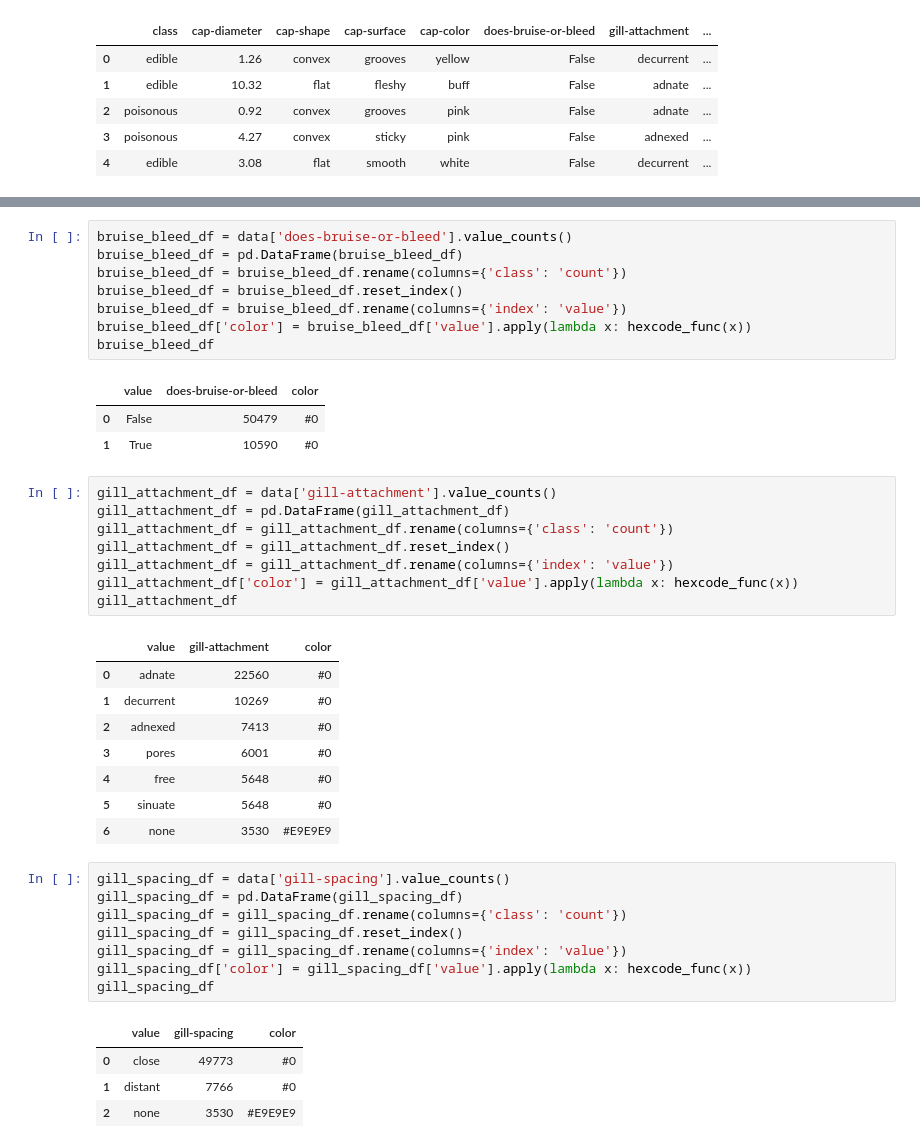
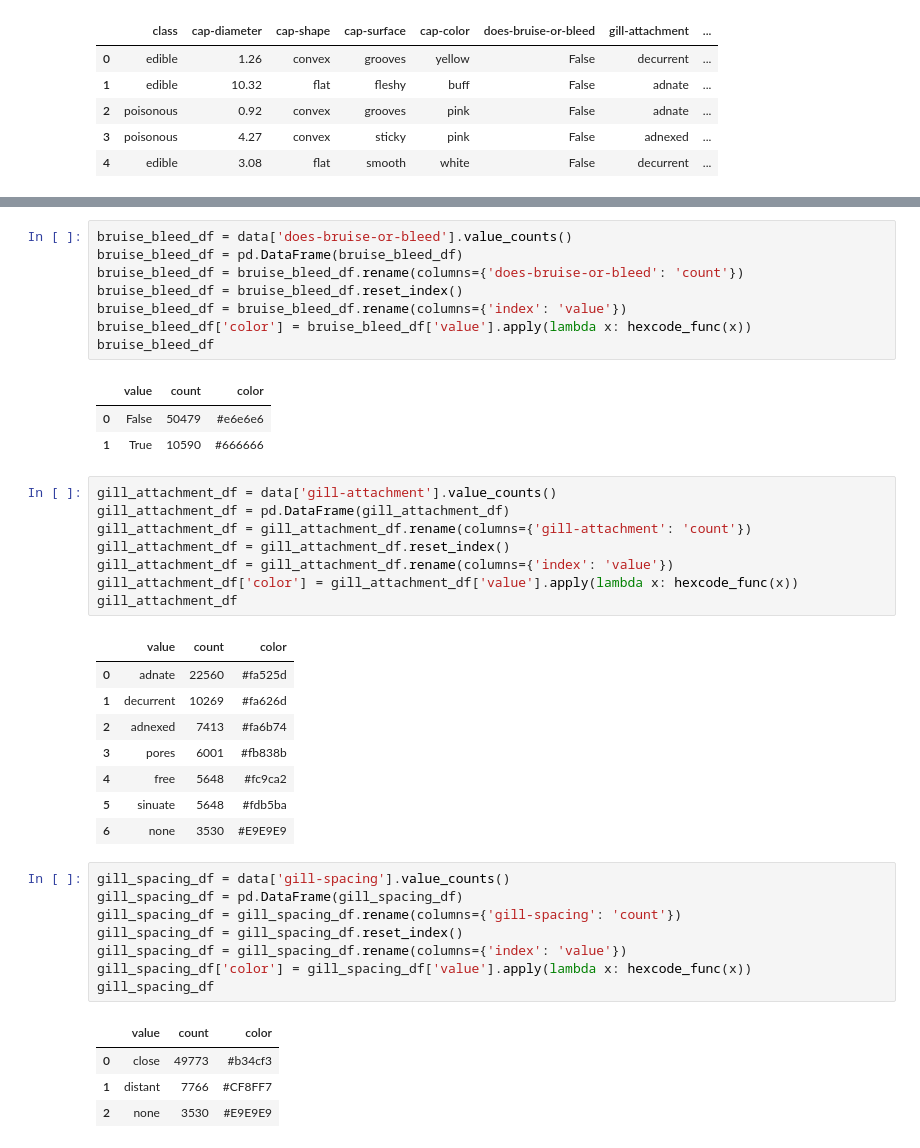
Before and after one commit to lauragabrielson/Mushroom_Classifier, a Jupyter notebook: pre_ml_analysis.ipynb, the cells around one changed output, grey strips where cells are left out. Drawn from its saved outputs; the diff is of its cells as text.

```diff
--- a/pre_ml_analysis.ipynb
+++ b/pre_ml_analysis.ipynb
@@ -257,44 +257,44 @@ cap_color_df
 # %%
 bruise_bleed_df = data['does-bruise-or-bleed'].value_counts()
 bruise_bleed_df = pd.DataFrame(bruise_bleed_df)
-bruise_bleed_df = bruise_bleed_df.rename(columns={'class': 'count'})
+bruise_bleed_df = bruise_bleed_df.rename(columns={'does-bruise-or-bleed': 'count'})
 bruise_bleed_df = bruise_bleed_df.reset_index()
 bruise_bleed_df = bruise_bleed_df.rename(columns={'index': 'value'})
 bruise_bleed_df['color'] = bruise_bleed_df['value'].apply(lambda x: hexcode_func(x))
 bruise_bleed_df
 # %% [output]
-|  | value | does-bruise-or-bleed | color |
-| 0 | False | 50479 | #0 |
-| 1 | True | 10590 | #0 |
+|  | value | count | color |
+| 0 | False | 50479 | #e6e6e6 |
+| 1 | True | 10590 | #666666 |
 # %%
 gill_attachment_df = data['gill-attachment'].value_counts()
 gill_attachment_df = pd.DataFrame(gill_attachment_df)
-gill_attachment_df = gill_attachment_df.rename(columns={'class': 'count'})
+gill_attachment_df = gill_attachment_df.rename(columns={'gill-attachment': 'count'})
 gill_attachment_df = gill_attachment_df.reset_index()
 gill_attachment_df = gill_attachment_df.rename(columns={'index': 'value'})
 gill_attachment_df['color'] = gill_attachment_df['value'].apply(lambda x: hexcode_func(x))
 gill_attachment_df
 # %% [output]
-|  | value | gill-attachment | color |
-| 0 | adnate | 22560 | #0 |
-| 1 | decurrent | 10269 | #0 |
-| 2 | adnexed | 7413 | #0 |
-| 3 | pores | 6001 | #0 |
-| 4 | free | 5648 | #0 |
-| 5 | sinuate | 5648 | #0 |
+|  | value | count | color |
+| 0 | adnate | 22560 | #fa525d |
+| 1 | decurrent | 10269 | #fa626d |
+| 2 | adnexed | 7413 | #fa6b74 |
+| 3 | pores | 6001 | #fb838b |
+| 4 | free | 5648 | #fc9ca2 |
+| 5 | sinuate | 5648 | #fdb5ba |
 | 6 | none | 3530 | #E9E9E9 |
 # %%
 gill_spacing_df = data['gill-spacing'].value_counts()
 gill_spacing_df = pd.DataFrame(gill_spacing_df)
-gill_spacing_df = gill_spacing_df.rename(columns={'class': 'count'})
+gill_spacing_df = gill_spacing_df.rename(columns={'gill-spacing': 'count'})
 gill_spacing_df = gill_spacing_df.reset_index()
 gill_spacing_df = gill_spacing_df.rename(columns={'index': 'value'})
 gill_spacing_df['color'] = gill_spacing_df['value'].apply(lambda x: hexcode_func(x))
 gill_spacing_df
 # %% [output]
-|  | value | gill-spacing | color |
-| 0 | close | 49773 | #0 |
-| 1 | distant | 7766 | #0 |
+|  | value | count | color |
+| 0 | close | 49773 | #b34cf3 |
+| 1 | distant | 7766 | #CF8FF7 |
 | 2 | none | 3530 | #E9E9E9 |
 # %%
 gill_color_df = data['gill-color'].value_counts()
```
Also changed, not shown: parts of 12 cells of this notebook, 13 other files.
